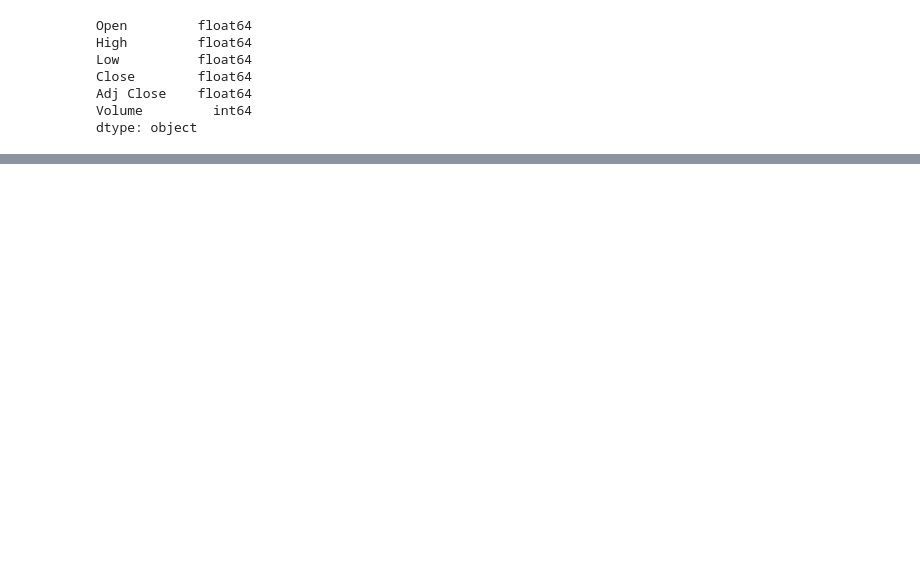
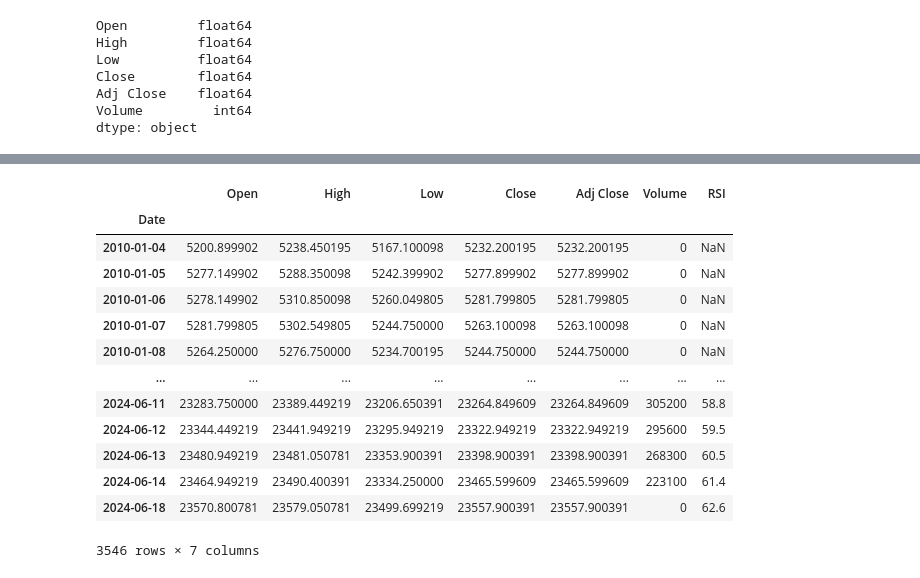
Before and after one commit to Rigava/Load-Nifty-Data, a Jupyter notebook: Technical NB/rsi.ipynb, the cells around one changed output, grey strips where cells are left out. Drawn from its saved outputs; the diff is of its cells as text; code cells hidden in the pictures; blank space fills up the shorter version.

```diff
--- a/Technical NB/rsi.ipynb
+++ b/Technical NB/rsi.ipynb
@@ -84,0 +60,21 @@ ValueError: Mime type rendering requires nbformat>=4.2.0 but it is not installed
+# %%
+import pandas_ta as ta
+# Calculate RSI
+df['RSI'] = ta.rsi(df['Close'],length=14).round(1)
+# %%
+df
+# %% [output]
+|  | Open | High | Low | Close | Adj Close | Volume | RSI |
+| Date |  |  |  |  |  |  |  |
+| 2010-01-04 | 5200.899902 | 5238.450195 | 5167.100098 | 5232.200195 | 5232.200195 | 0 | NaN |
+| 2010-01-05 | 5277.149902 | 5288.350098 | 5242.399902 | 5277.899902 | 5277.899902 | 0 | NaN |
+| 2010-01-06 | 5278.149902 | 5310.850098 | 5260.049805 | 5281.799805 | 5281.799805 | 0 | NaN |
+| 2010-01-07 | 5281.799805 | 5302.549805 | 5244.750000 | 5263.100098 | 5263.100098 | 0 | NaN |
+| 2010-01-08 | 5264.250000 | 5276.750000 | 5234.700195 | 5244.750000 | 5244.750000 | 0 | NaN |
+| ... | ... | ... | ... | ... | ... | ... | ... |
+| 2024-06-11 | 23283.750000 | 23389.449219 | 23206.650391 | 23264.849609 | 23264.849609 | 305200 | 58.8 |
+| 2024-06-12 | 23344.449219 | 23441.949219 | 23295.949219 | 23322.949219 | 23322.949219 | 295600 | 59.5 |
+| 2024-06-13 | 23480.949219 | 23481.050781 | 23353.900391 | 23398.900391 | 23398.900391 | 268300 | 60.5 |
+| 2024-06-14 | 23464.949219 | 23490.400391 | 23334.250000 | 23465.599609 | 23465.599609 | 223100 | 61.4 |
+| 2024-06-18 | 23570.800781 | 23579.050781 | 23499.699219 | 23557.900391 | 23557.900391 | 0 | 62.6 |
+3546 rows × 7 columns
```
Also changed, not shown: parts of 16 cells of this notebook, 1 other file.
